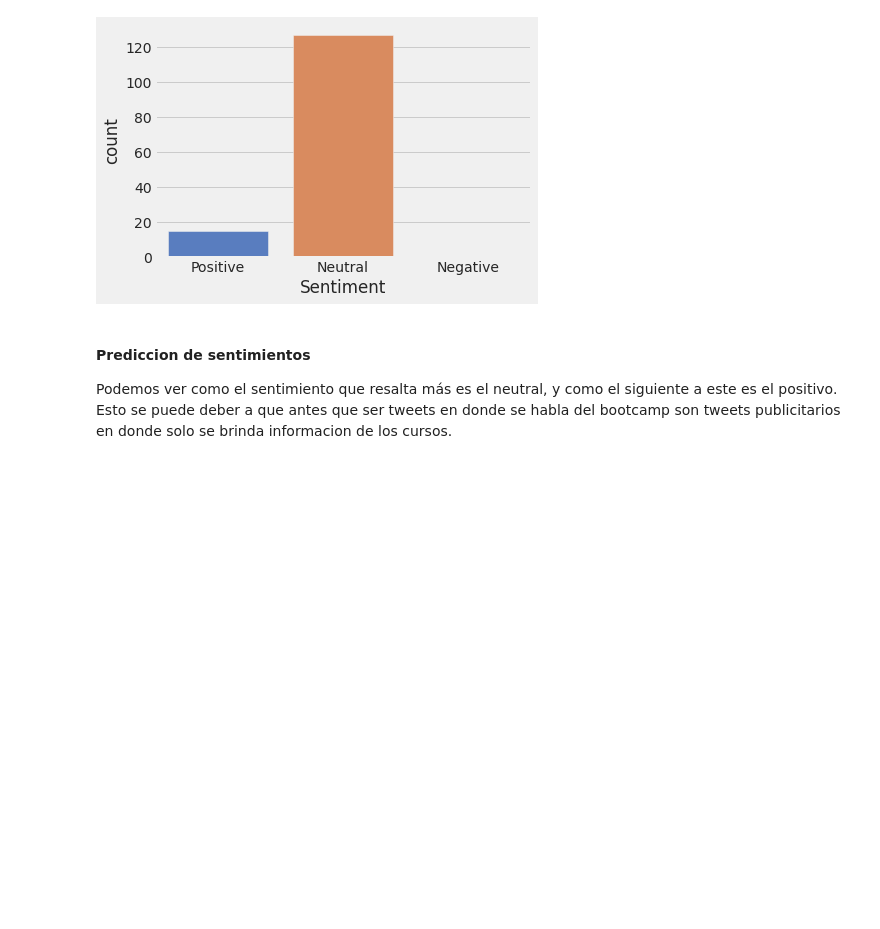
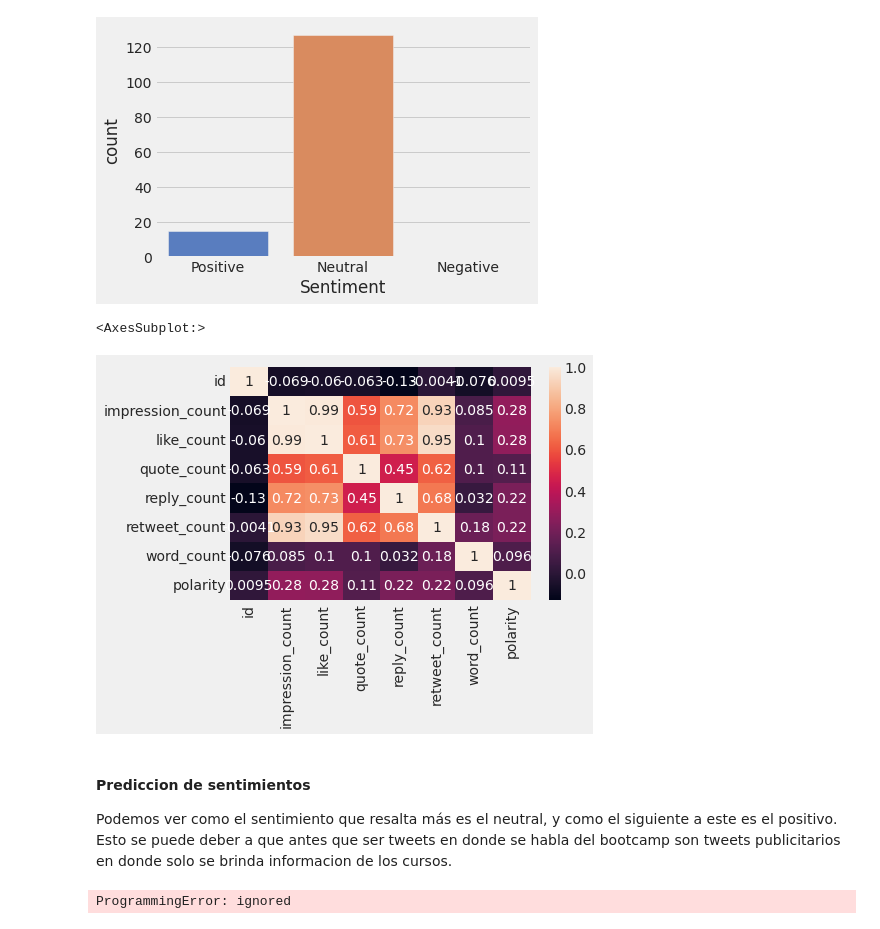
Before and after one commit to NicolasEyzaguirre/Tweets-TheBridge, a Jupyter notebook: Memoria.ipynb, the cells around one changed output. Saved outputs shown, nothing was run; the diff lists cells and outputs as text; code cells hidden in the pictures; blank space fills up the shorter version.

```diff
--- a/Memoria.ipynb
+++ b/Memoria.ipynb
@@ -361,6 +370,11 @@ sns.countplot(x="Sentiment", data=df, palette='muted')
 # %% [output]
 <AxesSubplot:xlabel='Sentiment', ylabel='count'>
 [figure]
+# %%
+sns.heatmap(df.corr(),annot=True)
+# %% [output]
+<AxesSubplot:>
+[figure, added]
 # %% [markdown]
 #### Prediccion de sentimientos
 Podemos ver como el sentimiento que resalta más es el neutral, y como el siguiente a este es el positivo. Esto se puede deber a que antes que ser tweets en donde se habla del bootcamp son tweets publicitarios en donde solo se brinda informacion de los cursos.
@@ -366,0 +399,6 @@ Podemos ver como el sentimiento que resalta más es el neutral, y como el siguie
+# %%
+create_db = '''CREATE DATABASE twitter_database'''
+cursor = db.cursor()
+cursor.execute(create_db)
+# %% [output]
+ProgrammingError: ignored
```
Also changed, not shown: parts of 11 cells of this notebook, 2 other files.
